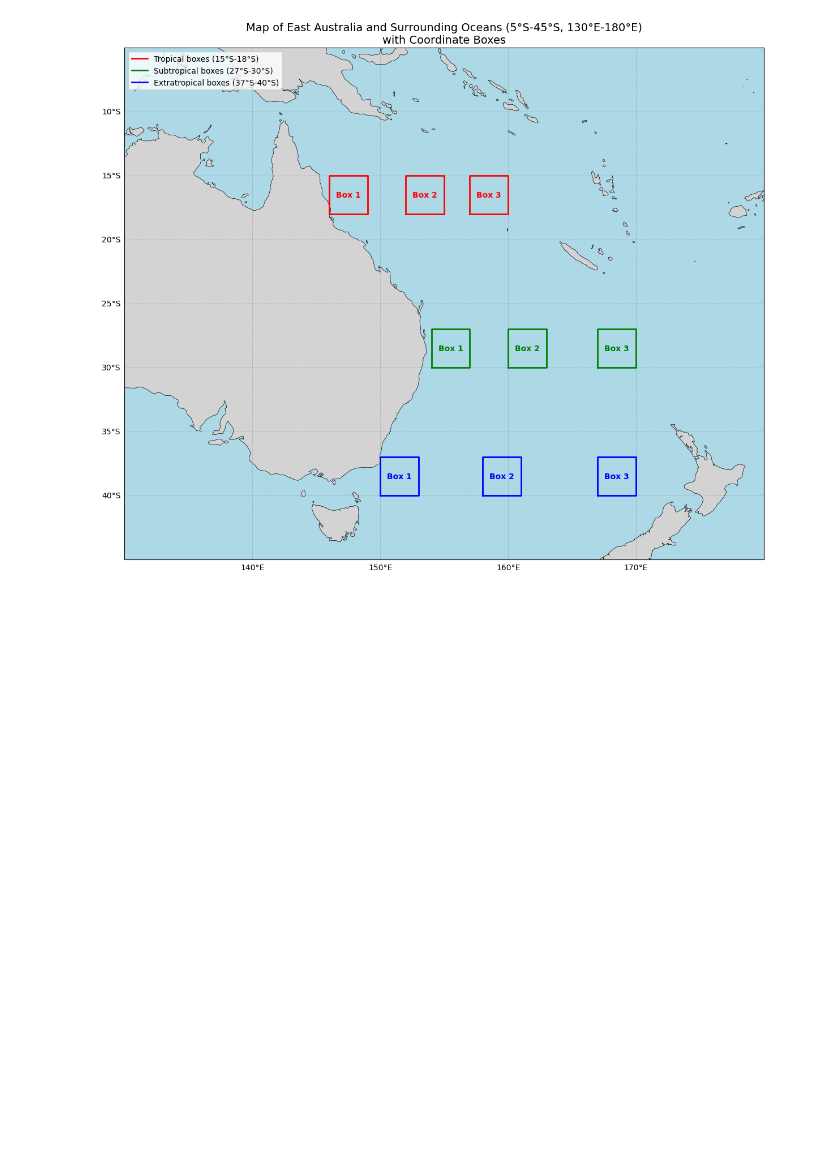
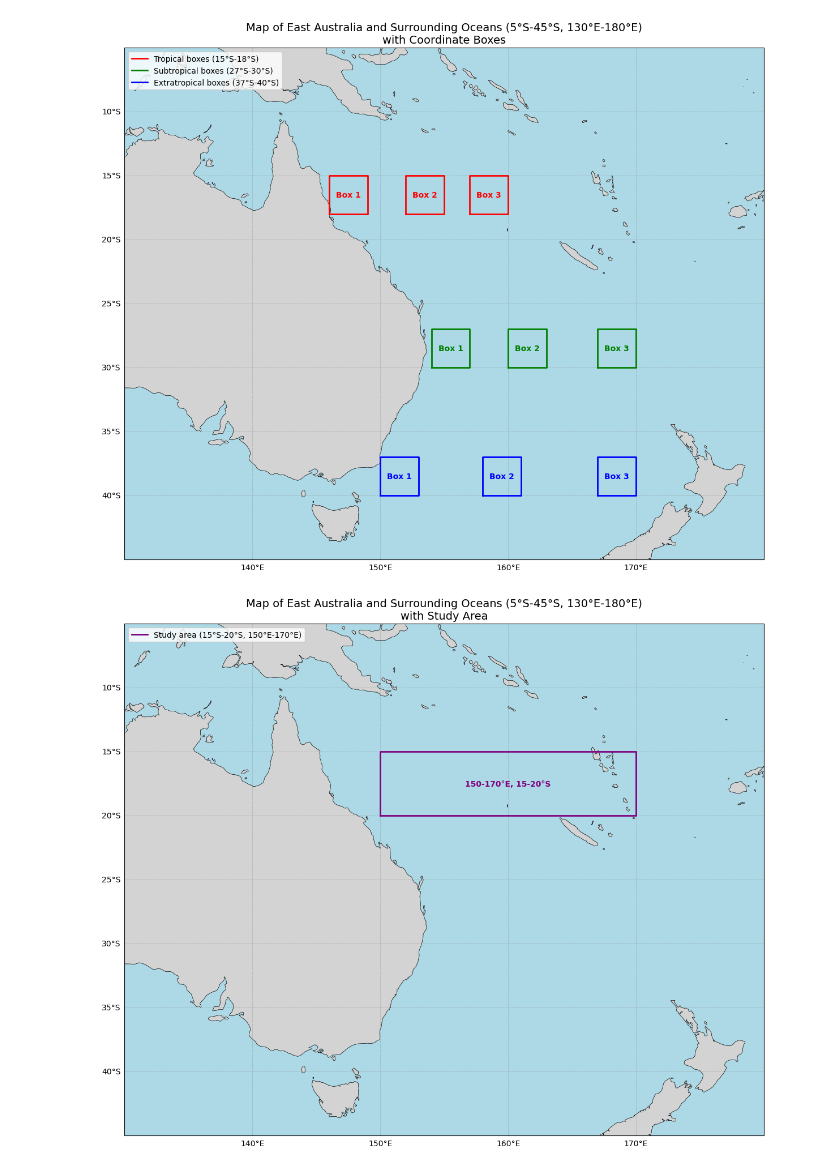
Before and after one commit to juanfuooo/Local_Remote_Influences_on_Coastal_Rainfall, a Jupyter notebook: Correlation_analysis/box_location.ipynb, the cells around one changed output. Cells and saved outputs as stored; diff of their text form; code cells hidden in the pictures; blank space fills up the shorter version.

```diff
--- a/Correlation_analysis/box_location.ipynb
+++ b/Correlation_analysis/box_location.ipynb
@@ -77,3 +79,56 @@ plt.savefig('australia_map_with_boxes.png', dpi=300)
 plt.show()
 # %% [output]
 [figure]
+# %%
+# Create figure and axes with projection
+plt.figure(figsize=(12, 10))
+ax = plt.axes(projection=ccrs.PlateCarree())
+
+# Set map extent: [lon_min, lon_max, lat_min, lat_max]
+ax.set_extent([130, 180, -45, -5], crs=ccrs.PlateCarree())
+
+# Add coastlines, land, and ocean features
+ax.add_feature(cfeature.COASTLINE, linewidth=0.5)
+ax.add_feature(cfeature.LAND, facecolor='lightgray')
+ax.add_feature(cfeature.OCEAN, facecolor='lightblue')
+
+# Add gridlines with labels
+gl = ax.gridlines(crs=ccrs.PlateCarree(), draw_labels=True,
+                 linewidth=0.5, color='gray', alpha=0.5, linestyle='--')
+gl.top_labels = False
+gl.right_labels = False
+
+# Define the new box (150-170°E, 15-20°S)
+new_box = {'lat': (-20, -15), 'lon': (150, 170), 'color': 'purple', 'label': ''}
+
+# Plot the new box
+min_lon, max_lon = new_box['lon']
+min_lat, max_lat = new_box['lat']
+
+# Create box vertices
+lons = [min_lon, max_lon, max_lon, min_lon, min_lon]
+lats = [min_lat, min_lat, max_lat, max_lat, min_lat]
+
+# Plot box
+ax.plot(lons, lats, color=new_box['color'], linewidth=2, transform=ccrs.PlateCarree())
+
+# Add label in the center of the box
+center_lon = (min_lon + max_lon) / 2
+center_lat = (min_lat + max_lat) / 2
+ax.text(center_lon, center_lat, "150-170°E, 15-20°S", color=new_box['color'],
+        fontweight='bold', ha='center', va='center', transform=ccrs.PlateCarree())
+
+# Add title
+plt.title('Map of East Australia and Surrounding Oceans (5°S-45°S, 130°E-180°E)\nwith Study Area', fontsize=14)
+
+# Add legend
+legend_elements = [
+    plt.Line2D([0], [0], color='purple', lw=2, label='Study area (15°S-20°S, 150°E-170°E)')
+]
+ax.legend(handles=legend_elements, loc='upper left')
+
+plt.tight_layout()
+plt.savefig('australia_map_with_study_area.png', dpi=300)
+plt.show()
+# %% [output]
+[figure, added]
```
Also changed, not shown: parts of 1 cell of this notebook, 42 other files.
